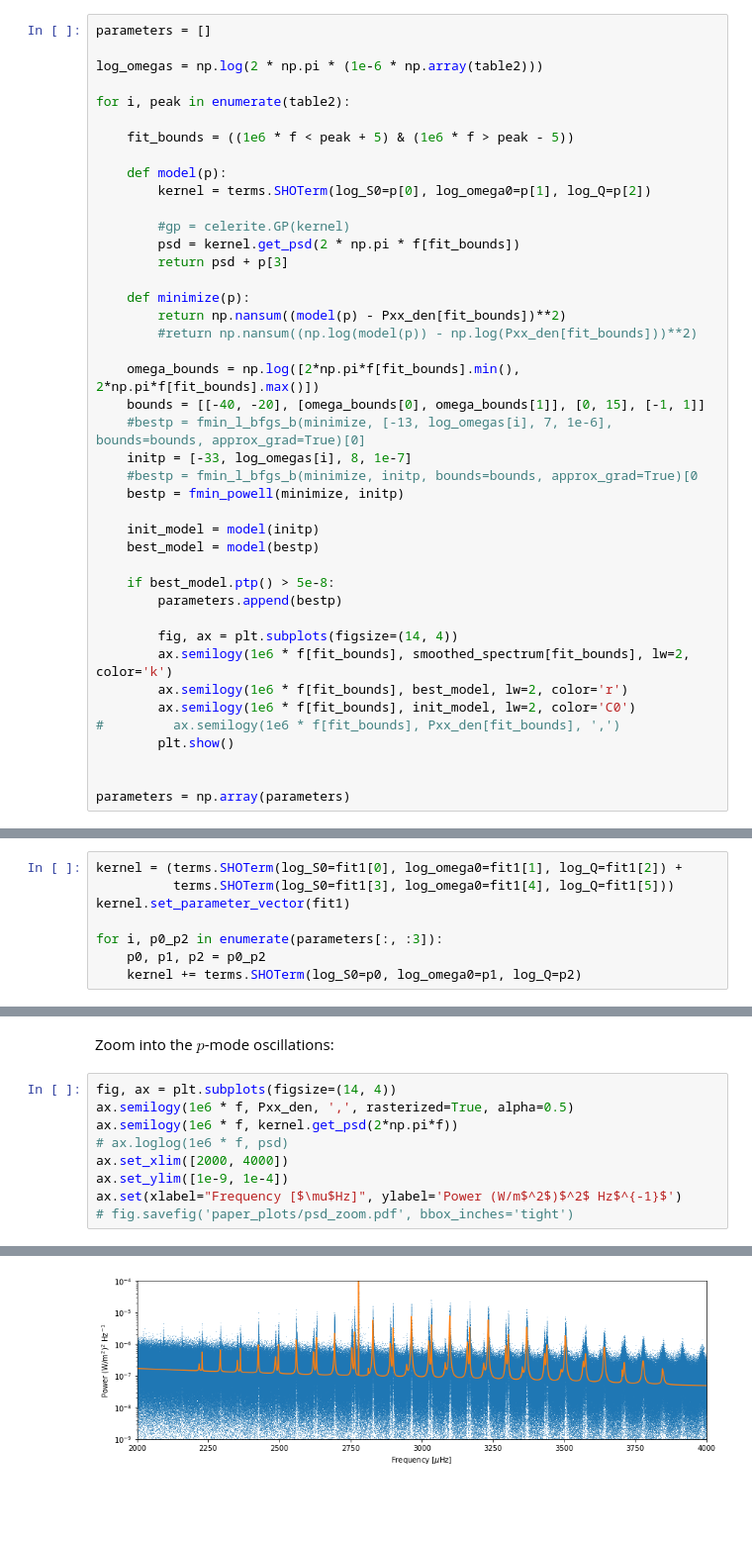
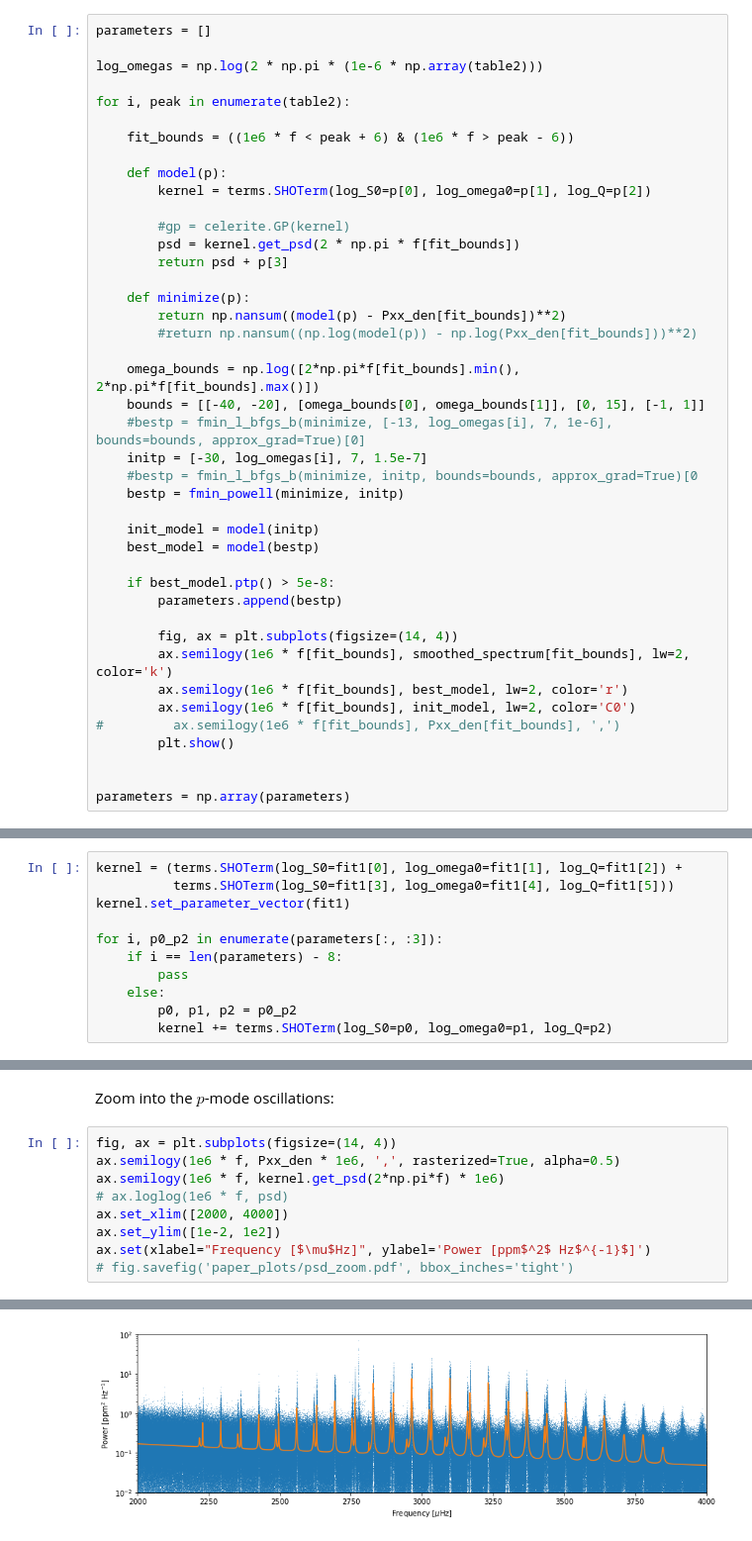
Before and after one commit to bmorris3/virgopsd, a Jupyter notebook: virgo_lc.ipynb, the cells around one changed output, grey strips where cells are left out. Shown at 99% size. Saved outputs shown, nothing was run; the diff lists cells and outputs as text; blank space fills up the shorter version.

```diff
--- a/virgo_lc.ipynb
+++ b/virgo_lc.ipynb
@@ -190,7 +190,7 @@ log_omegas = np.log(2 * np.pi * (1e-6 * np.array(table2)))
 
 for i, peak in enumerate(table2):
 
-    fit_bounds = ((1e6 * f < peak + 5) & (1e6 * f > peak - 5))
+    fit_bounds = ((1e6 * f < peak + 6) & (1e6 * f > peak - 6))
 
     def model(p):
         kernel = terms.SHOTerm(log_S0=p[0], log_omega0=p[1], log_Q=p[2])
@@ -206,7 +206,7 @@ for i, peak in enumerate(table2):
     omega_bounds = np.log([2*np.pi*f[fit_bounds].min(), 2*np.pi*f[fit_bounds].max()])
     bounds = [[-40, -20], [omega_bounds[0], omega_bounds[1]], [0, 15], [-1, 1]]
     #bestp = fmin_l_bfgs_b(minimize, [-13, log_omegas[i], 7, 1e-6], bounds=bounds, approx_grad=True)[0]
-    initp = [-33, log_omegas[i], 8, 1e-7]
+    initp = [-30, log_omegas[i], 7, 1.5e-7]
     #bestp = fmin_l_bfgs_b(minimize, initp, bounds=bounds, approx_grad=True)[0
     bestp = fmin_powell(minimize, initp)
 
@@ -334,8 +334,11 @@ kernel = (terms.SHOTerm(log_S0=fit1[0], log_omega0=fit1[1], log_Q=fit1[2]) +
 kernel.set_parameter_vector(fit1)
 
 for i, p0_p2 in enumerate(parameters[:, :3]):
-    p0, p1, p2 = p0_p2
-    kernel += terms.SHOTerm(log_S0=p0, log_omega0=p1, log_Q=p2)
+    if i == len(parameters) - 8:
+        pass
+    else:
+        p0, p1, p2 = p0_p2
+        kernel += terms.SHOTerm(log_S0=p0, log_omega0=p1, log_Q=p2)
 # %%
 # psd = kernel.get_psd(2 * np.pi * f)
 fig, ax = plt.subplots(figsize=(14, 4))
@@ -354,11 +356,11 @@ ax.set(xlabel="Frequency [$\mu$Hz]", ylabel='Power (W/m$^2$)$^2$ Hz$^{-1}$')
 Zoom into the $p$-mode oscillations:
 # %%
 fig, ax = plt.subplots(figsize=(14, 4))
-ax.semilogy(1e6 * f, Pxx_den, ',', rasterized=True, alpha=0.5)
-ax.semilogy(1e6 * f, kernel.get_psd(2*np.pi*f))
+ax.semilogy(1e6 * f, Pxx_den * 1e6, ',', rasterized=True, alpha=0.5)
+ax.semilogy(1e6 * f, kernel.get_psd(2*np.pi*f) * 1e6)
 # ax.loglog(1e6 * f, psd)
 ax.set_xlim([2000, 4000])
-ax.set_ylim([1e-9, 1e-4])
-ax.set(xlabel="Frequency [$\mu$Hz]", ylabel='Power (W/m$^2$)$^2$ Hz$^{-1}$')
+ax.set_ylim([1e-2, 1e2])
+ax.set(xlabel="Frequency [$\mu$Hz]", ylabel='Power [ppm$^2$ Hz$^{-1}$]')
 # fig.savefig('paper_plots/psd_zoom.pdf', bbox_inches='tight')
 # %% [output]
@@ -367 +368 @@ ax.set(xlabel="Frequency [$\mu$Hz]", ylabel='Power (W/m$^2$)$^2$ Hz$^{-1}$')
-[figure, old version]
+[figure, new version]
```
Also changed, not shown: parts of 12 cells of this notebook, 3 other files.
